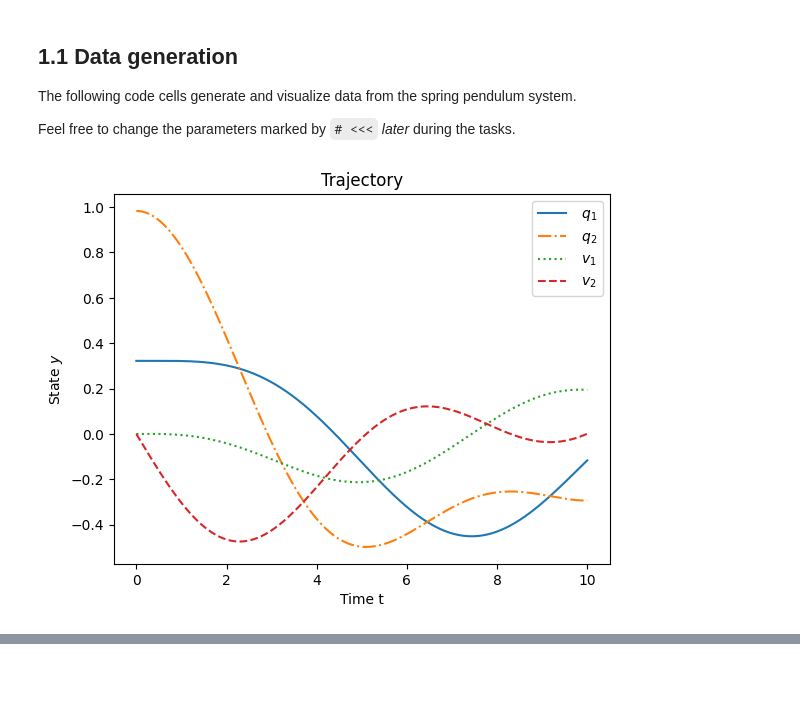
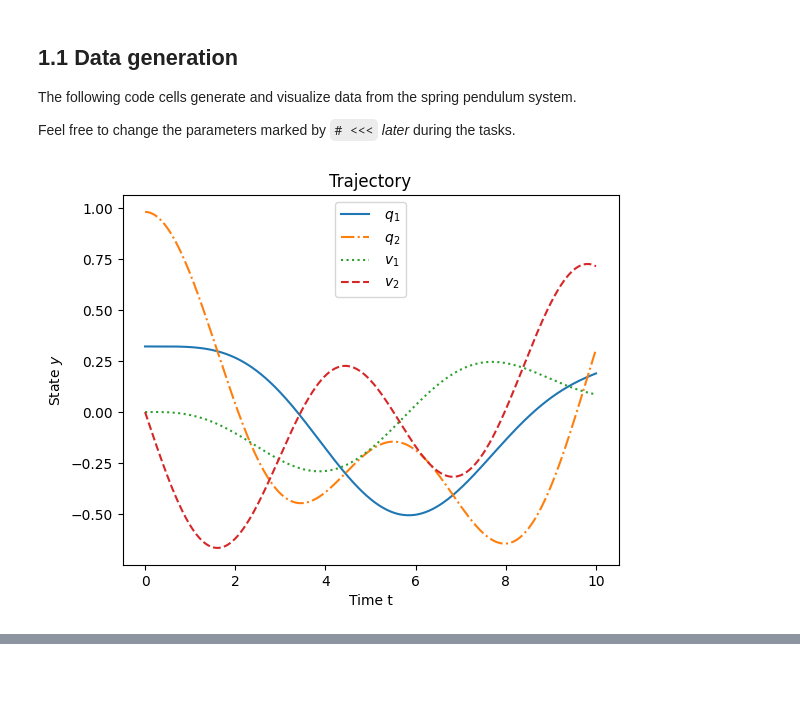
Before and after one commit to Drenderer/LecturePhysicsAwareML, a Jupyter notebook: dynamic_modeling/notebooks/2-Energy_based_models.ipynb, the cells around one changed output, grey strips where cells are left out. Saved outputs shown, nothing was run; the diff lists cells and outputs as text; code cells hidden in the pictures.

```diff
--- a/dynamic_modeling/notebooks/2-Energy_based_models.ipynb
+++ b/dynamic_modeling/notebooks/2-Energy_based_models.ipynb
@@ -140,32 +142,33 @@ The following code cells generate and visualize data from the spring pendulum sy
 
 Feel free to change the parameters marked by ``# <<<`` *later* during the tasks.
 # %%
-two_mass_oscillator = TwoMassOscillator(m1=4.0, m2=1.0, k1=1.0, k2=0.5, c1=0.4, c2=0.0) # Change this in later tasks
+two_mass_oscillator = TwoMassOscillator(m1=3.0, m2=0.5, k1=1.0, k2=0.5, c1=0.0, c2=0.0) # Change this in later tasks
 true_system = ODESolver(two_mass_oscillator)
 
-num_traj = 20   # <<< Number of trajectories
-t_max = 10      # <<< Length of trajectories [s]
+num_traj = 20           # <<< Number of trajectories
+t_max = 10              # <<< Length of trajectories [s]
+num_t_samples = 500     # <<< Number of samples per trajectory
 
 key = jr.key(0)
 r_key, θ_key = jr.split(key)
-ts = jnp.linspace(0, t_max, 500)
+ts = jnp.linspace(0, t_max, num_t_samples)
 
 # Generate random initial conditions for training
 q0s = jr.uniform(r_key, (num_traj, 2), minval=-1.0, maxval=1.0)
 q_t0s = jnp.zeros_like(q0s)
 y0s = jnp.concat([q0s, q_t0s], axis=-1)
 ys = jax.vmap(true_system, in_axes=(None, 0))(ts, y0s)
 
 # Make derivative data
 ys_flat = jnp.reshape(ys, (-1, ys.shape[-1]))
 ys_t_flat = jax.vmap(two_mass_oscillator, (None, 0))(None, ys_flat)
 
 # Plot an example trajectory
 trajectory_index = 1    # <<< Plot trajectory with index (0,...,num_traj-1)
 plot_trajectory(ts, ys[trajectory_index], states="all") # type:ignore
 plt.show()
 # %% [output]
-[figure, old version]
+[figure, new version]
 # %% [markdown]
 ## 2. Theory: Hamiltonian and Lagrangian neural networks <a id='theory_hnn_lnn'></a>
 In this task we will train and compare Hamiltonian and Lagrangian neural netwoks.
```
Also changed, not shown: parts of 11 cells of this notebook, 2 other files.
